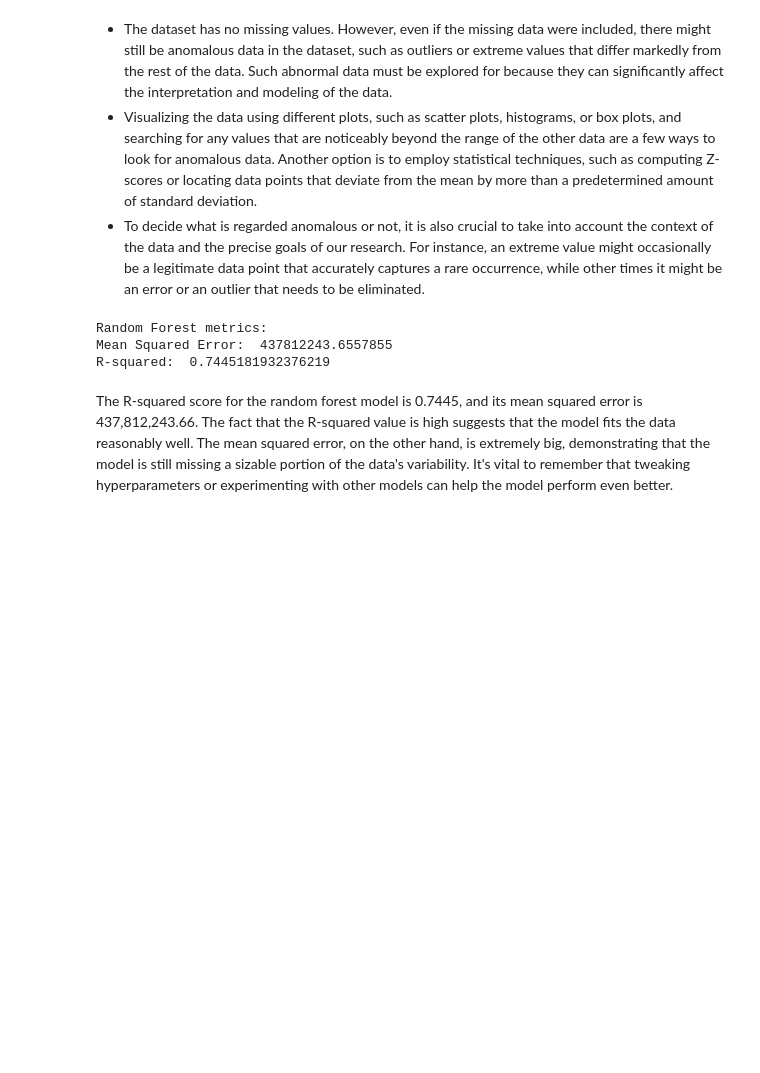
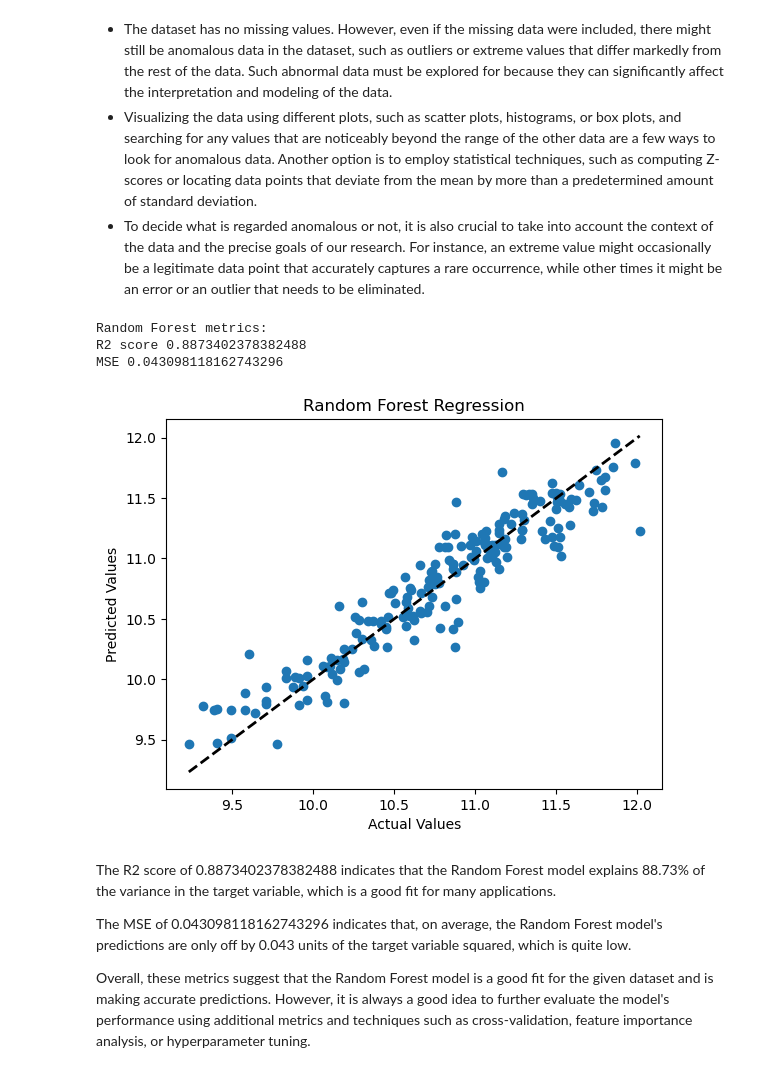
Before and after one commit to jaichandm/project-s23-machine-learning, a Jupyter notebook: classification.ipynb, the cells around one changed output. Cells and saved outputs as stored; diff of their text form; code cells hidden in the pictures; blank space fills up the shorter version.

```diff
--- a/classification.ipynb
+++ b/classification.ipynb
@@ -226,22 +192,58 @@ dtype: int64
 * Visualizing the data using different plots, such as scatter plots, histograms, or box plots, and searching for any values that are noticeably beyond the range of the other data are a few ways to look for anomalous data. Another option is to employ statistical techniques, such as computing Z-scores or locating data points that deviate from the mean by more than a predetermined amount of standard deviation.
 * To decide what is regarded anomalous or not, it is also crucial to take into account the context of the data and the precise goals of our research. For instance, an extreme value might occasionally be a legitimate data point that accurately captures a rare occurrence, while other times it might be an error or an outlier that needs to be eliminated.
 # %%
+import numpy as np
 from sklearn.ensemble import RandomForestRegressor
-from sklearn.metrics import mean_squared_error, r2_score
+from sklearn.metrics import r2_score, mean_squared_error
+from sklearn.compose import ColumnTransformer
+from sklearn.preprocessing import OneHotEncoder
+from sklearn.pipeline import Pipeline
+from sklearn.model_selection import train_test_split
+laptop_df = pd.read_csv('./laptop_data_cleaned.csv')
+X = laptop_df.drop(columns=['Price'])
+y = np.log(laptop_df['Price'])
 
-rf = RandomForestRegressor(n_estimators=100, random_state=42)
-rf.fit(X_train_scaled, y_train)
-y_pred_rf = rf.predict(X_test_scaled)
+X_train,X_test,y_train,y_test = train_test_split(X,y,test_size=0.15,random_state=2)
 
-mse_rf = mean_squared_error(y_test, y_pred_rf)
-r2_rf = r2_score(y_test, y_pred_rf)
+step1 = ColumnTransformer(transformers=[
+    ('col_tnf',OneHotEncoder(sparse=False,drop='first'),[0,1,7,10,11])
+],remainder='passthrough')
+
+step2 = RandomForestRegressor(n_estimators=100,random_state=3,max_samples=0.5,max_features=0.75,max_depth=15)
+
+pipe = Pipeline([
+    ('step1',step1),
+    ('step2',step2)
+])
+
+pipe.fit(X_train,y_train)
+
+y_pred = pipe.predict(X_test)
+
 print('Random Forest metrics:')
-print('Mean Squared Error: ', mse_rf)
-print('R-squared: ', r2_rf)
+
+print('R2 score',r2_score(y_test,y_pred))
+print('MSE',mean_squared_error(y_test,y_pred))
+
+plt.scatter(y_test, y_pred)
+
+# Add line of best fit
+plt.plot([y_test.min(), y_test.max()], [y_test.min(), y_test.max()], 'k--', lw=2)
+
+plt.xlabel('Actual Values')
+plt.ylabel('Predicted Values')
+plt.title('Random Forest Regression')
+
+plt.show()
 # %% [output]
 Random Forest metrics:
-Mean Squared Error:  437812243.6557855
-R-squared:  0.7445181932376219
+R2 score 0.8873402378382488
+MSE 0.043098118162743296
+[figure, added]
 # %% [markdown]
-The R-squared score for the random forest model is 0.7445, and its mean squared error is 437,812,243.66. The fact that the R-squared value is high suggests that the model fits the data reasonably well. The mean squared error, on the other hand, is extremely big, demonstrating that the model is still missing a sizable portion of the data's variability. It's vital to remember that tweaking hyperparameters or experimenting with other models can help the model perform even better.
+The R2 score of 0.8873402378382488 indicates that the Random Forest model explains 88.73% of the variance in the target variable, which is a good fit for many applications.
+
+The MSE of 0.043098118162743296 indicates that, on average, the Random Forest model's predictions are only off by 0.043 units of the target variable squared, which is quite low.
+
+Overall, these metrics suggest that the Random Forest model is a good fit for the given dataset and is making accurate predictions. However, it is always a good idea to further evaluate the model's performance using additional metrics and techniques such as cross-validation, feature importance analysis, or hyperparameter tuning.
 # %%
```
Also changed, not shown: parts of 11 cells of this notebook, 11 other files.
